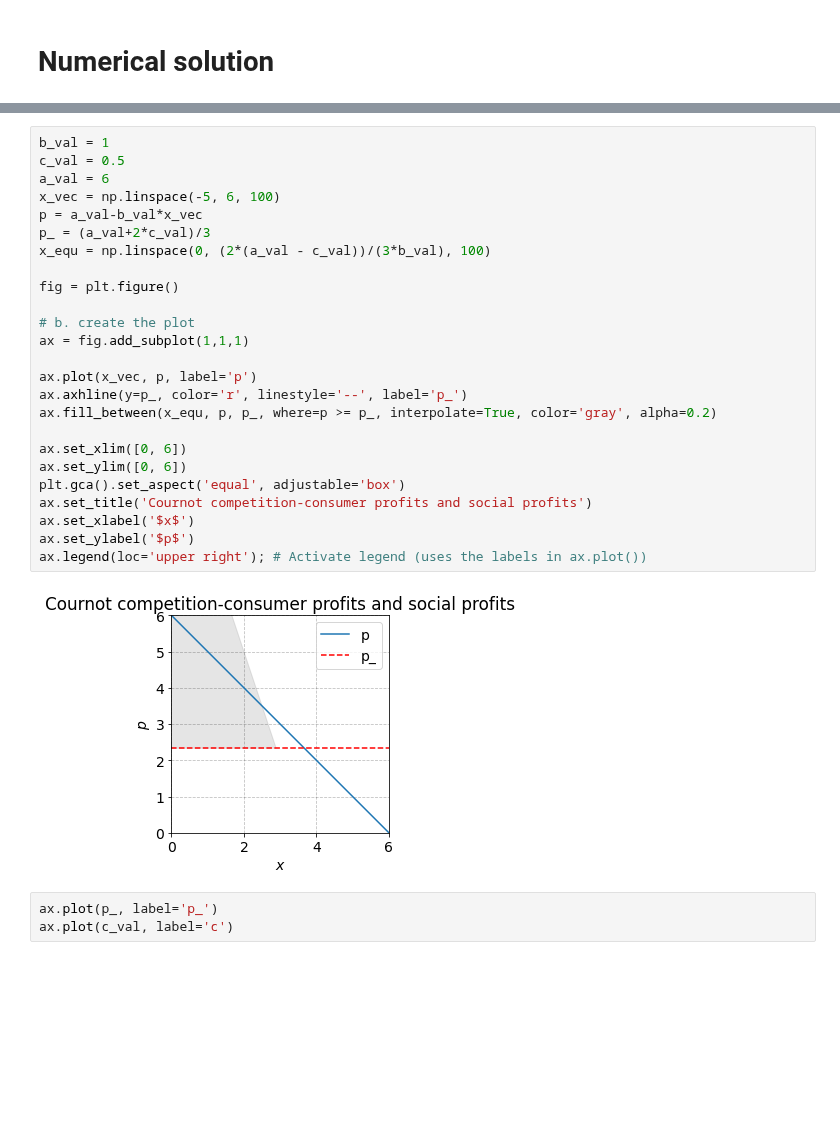
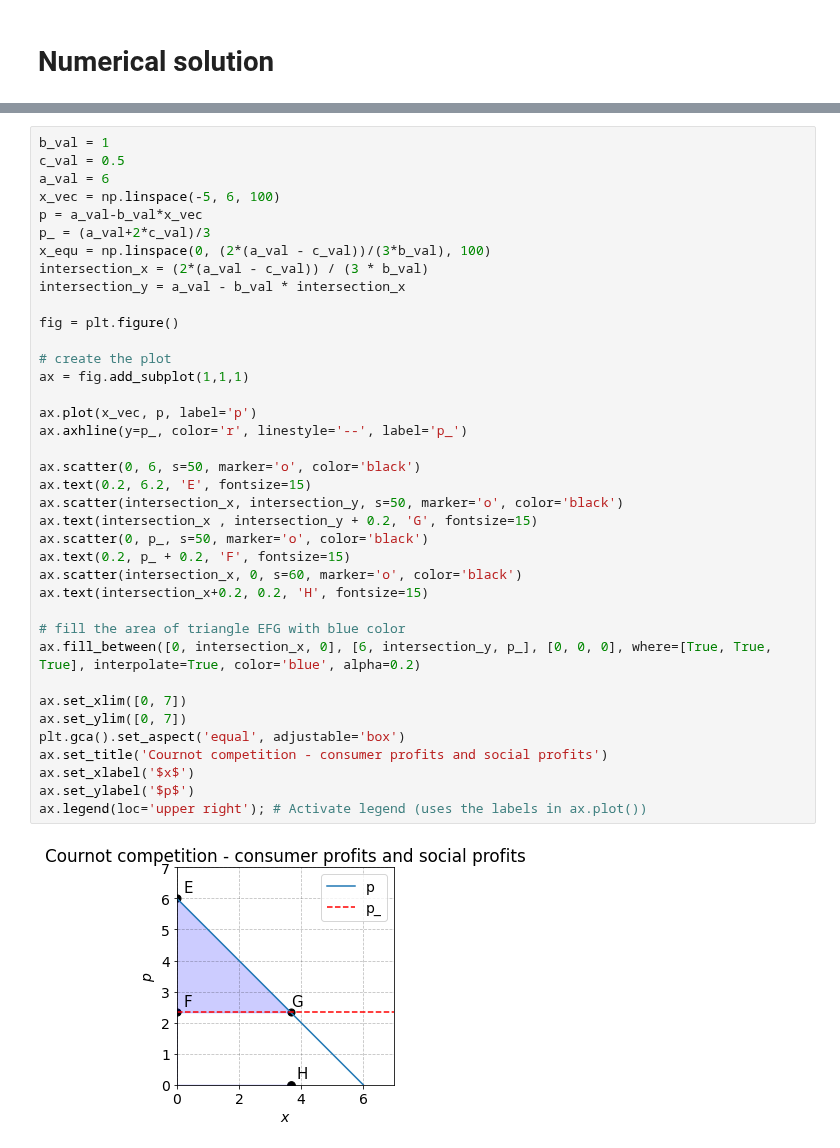
Before and after one commit to NumEconCopenhagen/projects-2023-team-copenhagen, a Jupyter notebook: modelproject/Masa.ipynb, the cells around one changed output, grey strips where cells are left out. Drawn from its saved outputs; the diff is of its cells as text; blank space fills up the shorter version.

```diff
--- a/modelproject/Masa.ipynb
+++ b/modelproject/Masa.ipynb
@@ -193,30 +227,40 @@ ax.legend(loc='upper right'); # Activate legend (uses the labels in ax.plot())
 # %%
 b_val = 1
 c_val = 0.5
 a_val = 6
 x_vec = np.linspace(-5, 6, 100)
 p = a_val-b_val*x_vec
 p_ = (a_val+2*c_val)/3
 x_equ = np.linspace(0, (2*(a_val - c_val))/(3*b_val), 100)
+intersection_x = (2*(a_val - c_val)) / (3 * b_val)
+intersection_y = a_val - b_val * intersection_x
 
 fig = plt.figure()
 
-# b. create the plot
+# create the plot
 ax = fig.add_subplot(1,1,1)
 
 ax.plot(x_vec, p, label='p')
 ax.axhline(y=p_, color='r', linestyle='--', label='p_')
-ax.fill_between(x_equ, p, p_, where=p >= p_, interpolate=True, color='gray', alpha=0.2)
 
-ax.set_xlim([0, 6])
-ax.set_ylim([0, 6])
+ax.scatter(0, 6, s=50, marker='o', color='black')
+ax.text(0.2, 6.2, 'E', fontsize=15)
+ax.scatter(intersection_x, intersection_y, s=50, marker='o', color='black')
+ax.text(intersection_x , intersection_y + 0.2, 'G', fontsize=15)
+ax.scatter(0, p_, s=50, marker='o', color='black')
+ax.text(0.2, p_ + 0.2, 'F', fontsize=15)
+ax.scatter(intersection_x, 0, s=60, marker='o', color='black')
+ax.text(intersection_x+0.2, 0.2, 'H', fontsize=15)
+
+# fill the area of triangle EFG with blue color
+ax.fill_between([0, intersection_x, 0], [6, intersection_y, p_], [0, 0, 0], where=[True, True, True], interpolate=True, color='blue', alpha=0.2)
+
+ax.set_xlim([0, 7])
+ax.set_ylim([0, 7])
 plt.gca().set_aspect('equal', adjustable='box')
-ax.set_title('Cournot competition-consumer profits and social profits')
+ax.set_title('Cournot competition - consumer profits and social profits')
 ax.set_xlabel('$x$')
 ax.set_ylabel('$p$')
 ax.legend(loc='upper right'); # Activate legend (uses the labels in ax.plot())
 # %% [output]
-[figure, old version]
+[figure, new version]
-# %%
-ax.plot(p_, label='p_')
-ax.plot(c_val, label='c')
```
Also changed, not shown: parts of 4 cells of this notebook, 3 other files.
